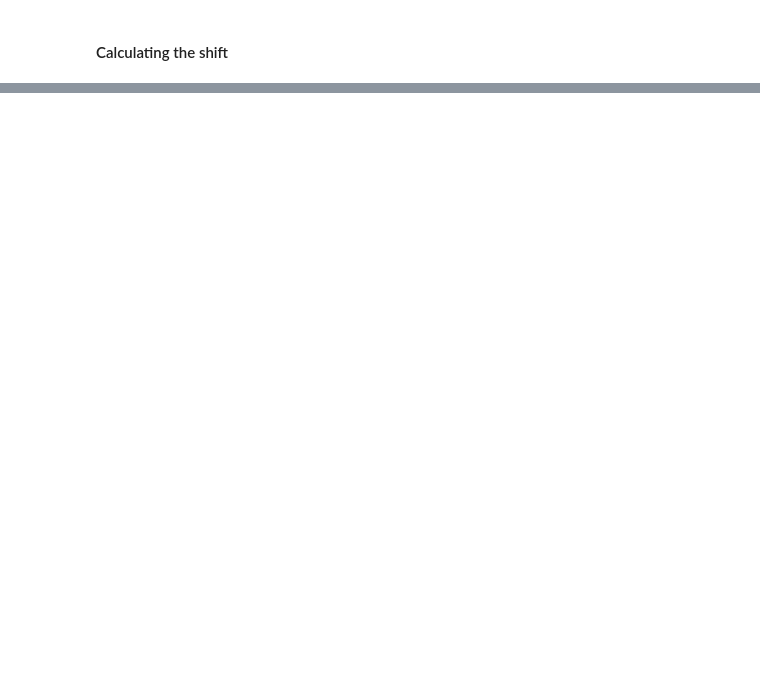
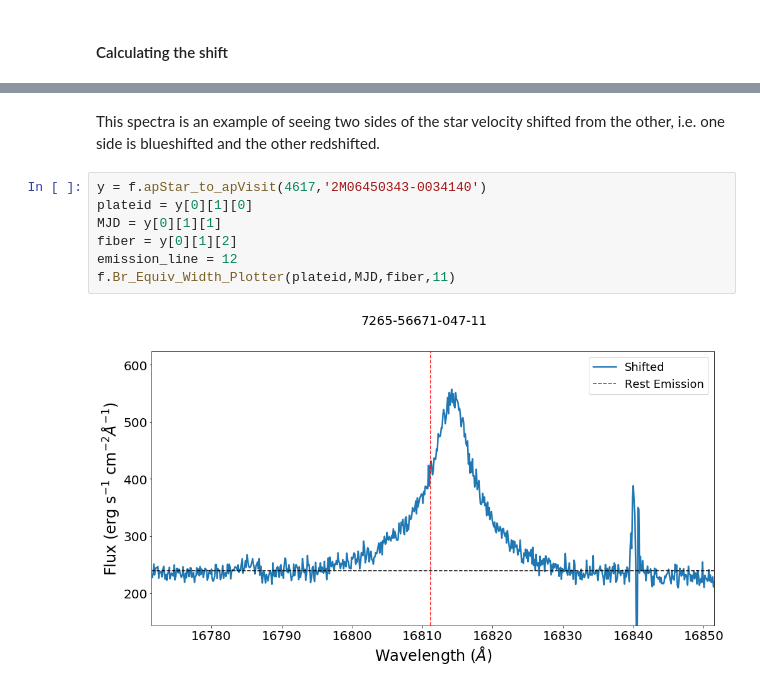
Before and after one commit to ballanr/T-Tauri, a Jupyter notebook: In Development/Shifting Visit Spectra.ipynb, the cells around one changed output, grey strips where cells are left out. Cells and saved outputs as stored; diff of their text form; blank space fills up the shorter version.

```diff
--- a/In Development/Shifting Visit Spectra.ipynb
+++ b/In Development/Shifting Visit Spectra.ipynb
@@ -98,0 +118,11 @@ f.Br_Equiv_Width_Plotter(plateid,MJD,fiber,11)
+# %% [markdown]
+This spectra is an example of seeing two sides of the star velocity shifted from the other, i.e. one side is blueshifted and the other redshifted.
+# %%
+y = f.apStar_to_apVisit(4617,'2M06450343-0034140')
+plateid = y[0][1][0]
+MJD = y[0][1][1]
+fiber = y[0][1][2]
+emission_line = 12
+f.Br_Equiv_Width_Plotter(plateid,MJD,fiber,11)
+# %% [output]
+[figure, added]
```
Also changed, not shown: parts of 19 cells of this notebook.
